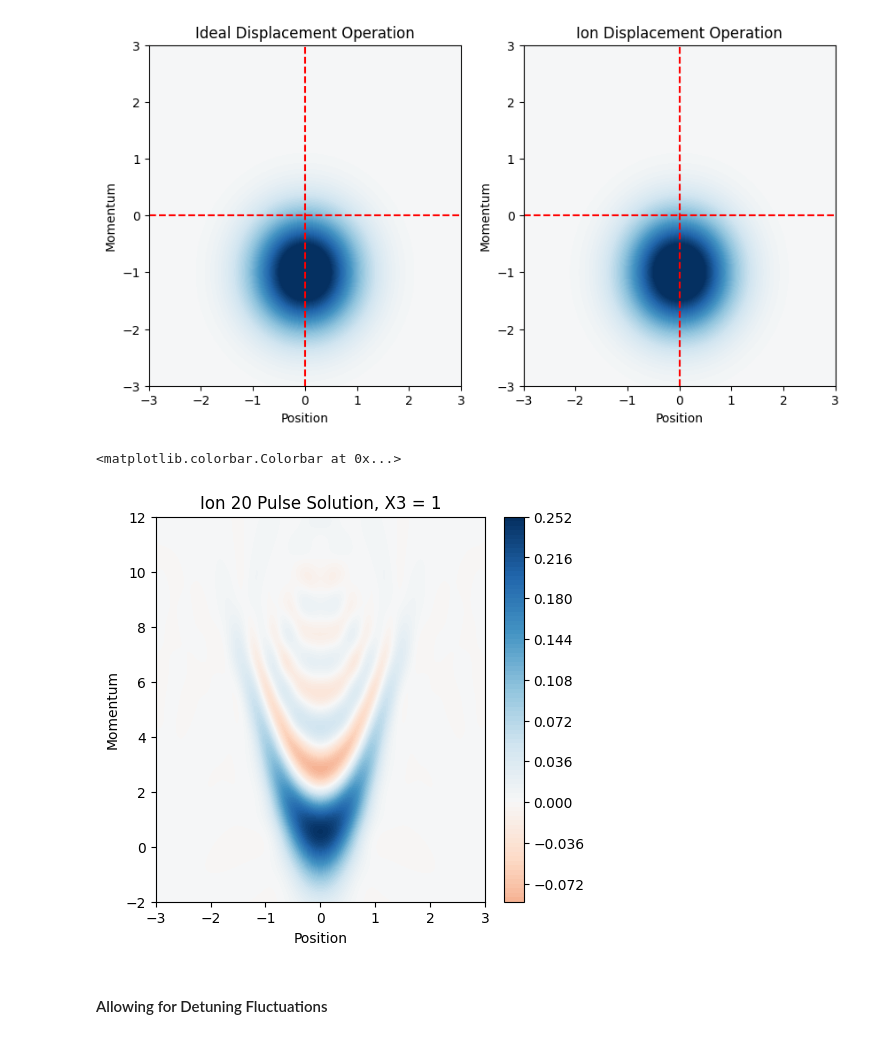
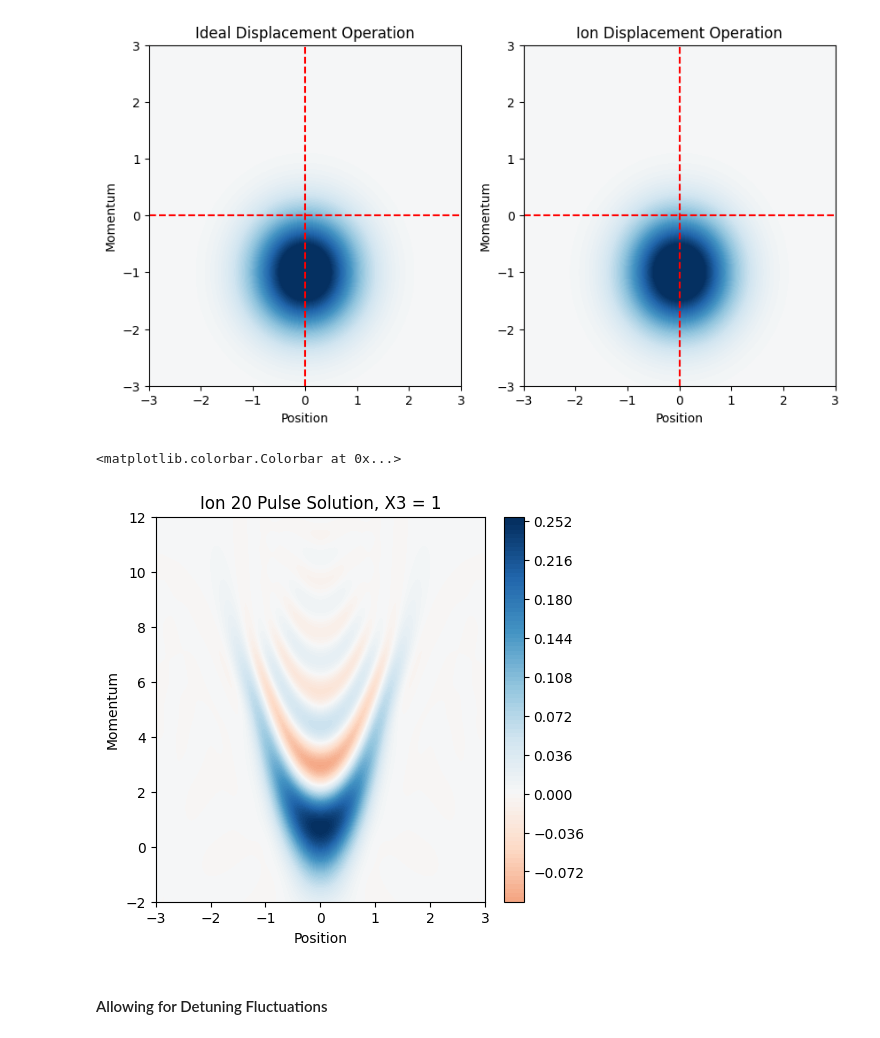
Before and after one commit to muyoungRand/sims, a Jupyter notebook: cubic_phase_gate_nicer.ipynb, the cells around one changed output. Saved outputs shown, nothing was run; the diff lists cells and outputs as text; code cells hidden in the pictures.

```diff
--- a/cubic_phase_gate_nicer.ipynb
+++ b/cubic_phase_gate_nicer.ipynb
@@ -231,9 +118,6 @@ fig.colorbar(im, ax=ax, fraction=.1)
 # %% [markdown]
 ### Lamb-Dicke Regime Trapped Ion Hamiltonian
 # %%
-detuning = 0
-omega = 1/np.sqrt(2)
-
 # -------------------- Setup Operators -------------------- #
 rsb = a * sM.dag()
 def rsb_coeff(t, args):
@@ -251,26 +135,25 @@ bsbp = a * sM
 def bsbp_coeff(t, args):
     return args['omega'] * np.exp(-1j * args['bsb_phase']) * np.exp(1j * args['bsb_detuning'] * t)
 
-args = {"omega": omega, "rsb_detuning": detuning, "bsb_detuning": -detuning, "rsb_phase": 0, "bsb_phase": 0}
-
 ion_displace = [
     [rsb, rsb_coeff], [rsbp, rsbp_coeff], [bsb, bsb_coeff], [bsbp, bsbp_coeff]
 ]
+
+args = {"omega": 1/np.sqrt(2), "rsb_detuning": 0, "bsb_detuning": 0, "rsb_phase": 0, "bsb_phase": 0}
 
 # -------------------- Verify Above Hamiltonian is Correct -------------------- #
 # Change plot range on Wigner so that it's easier to see
 xxvec = np.linspace(-3, 3, 200)
 ppvec = np.linspace(-3, 3, 200)
 
-# Ideal Position Operator
-initial_state = tensor(basis(2,0), basis(nMax, 0))
-output = mesolve(H = x, rho0 = initial_state, tlist = [0.0, 1.0], options = options).states[-1]
-ideal = ptrace(output, 1)
-ideal_w = wigner(ideal, xxvec, ppvec)
+initial_state = tensor(basis(2,0) + basis(2, 1), basis(nMax, 0))
+
+# Ideal
+output = mesolve(H = tensor(sigmax(), position(nMax)), rho0 = initial_state, tlist = [0.0, 1.0], options = options).states[-1]
+ideal_push = ptrace(output, 1)
+ideal_push_w = wigner(ideal_push, xxvec, ppvec)
 
 # Trapped Ion Position Operator
-initial_state = tensor(basis(2,0) + basis(2,1), basis(nMax, 0))
-
 output = mesolve(H = ion_displace, rho0 = initial_state, tlist = [0.0, 1.0], args = args).states[-1]
 motion = ptrace(output, 1)
 w = wigner(motion, xxvec, ppvec)
@@ -282,7 +165,7 @@ for i in range(len(ax)):
     ax[i].vlines(0, ymin = -3, ymax = 3, colors = 'r', linestyles = 'dashed')
     ax[i].hlines(0, xmin = -3, xmax = 3, colors = 'r', linestyles = 'dashed')
 
-im = ax[0].contourf(xxvec, ppvec, ideal_w, 100, norm=mpl.colors.Normalize(-.25,.25), cmap=plt.get_cmap('RdBu'))
+im = ax[0].contourf(xxvec, ppvec, ideal_push_w, 100, norm=mpl.colors.Normalize(-.25,.25), cmap=plt.get_cmap('RdBu'))
 ax[0].set_title("Ideal Displacement Operation")
 ax[0].set_xlabel("Position")
 ax[0].set_ylabel("Momentum")
@@ -304,55 +187,53 @@ def pulse_ion(initial_state, angle, pulse_time, detuning, init = False):
     """
     H1 = angle * sY
     H2 = ion_displace
+
     args["bsb_detuning"] = -detuning
     args["rsb_detuning"] = detuning
+    args['omega'] = pulse_time /np.sqrt(2)
 
     if init == True: # Initial (phi_0) carrier rotation
-        output = mesolve(H = H1, rho0 = initial_state, tlist = [0.0, 1.0], args = args, options = options)
-        rho1 = output.states[-1]
+        output = mesolve(H = H1, rho0 = initial_state, tlist = [0.0, 1.0], args = args, options = options).states[-1]
 
-        return rho1
+        return output
 
     else: # All other terms -> The terms in brackets in equation above
-        output = mesolve(H = H1, rho0 = initial_state, tlist = [0.0, 1.0], args = args, options = options)
-        rho1 = output.states[-1]
+        output = mesolve(H = H2, rho0 = initial_state, tlist = [0.0, 1.0], args = args, options = options).states[-1]
 
-        output2 = mesolve(H = H2, rho0 = rho1, tlist = [0.0, pulse_time], args = args, options = options)
-        rho2 = output2.states[-1]
+        output2 = mesolve(H = H1, rho0 = output, tlist = [0.0, 1.0], args = args, options = options).states[-1]
 
-        return rho2
+        return output2
 
-# Begin in +i state since conditional-PauliY displacement
 initial_state = tensor((basis(2,0) + basis(2,1)), basis(nMax, 0))
 
 for i in pulse_seq: # Iterative Evolution over rho
     if i == pulse_seq[0]: # Initial pulse
         rho  = pulse_ion(initial_state = initial_state,angle = i, pulse_time = pulse_time, detuning = 0, init = True)
 
     else:
         rho = pulse_ion(initial_state = rho, angle = i, pulse_time = pulse_time, detuning = 0, init = False)
 
 rho_ion = mesolve(H = -7 * x, rho0 = rho, tlist = [0.0, 1.0], options = options).states[-1]
 motion_ion = ptrace(rho_ion, 1)
 
 wigner_ion = wigner(motion_ion, xvec, pvec)
 
 # -------------------- Plot Results -------------------- #
 fig, ax = plt.subplots(1, 1, figsize=(5, 5))
 
 # Lines to show center of Wigner Function (just for convenience)
 #ax.vlines(0, ymin = -3, ymax = 3, colors = 'r', linestyles = 'dashed')
 #ax.hlines(0, xmin = -3, xmax = 3, colors = 'r', linestyles = 'dashed')
 
 im = ax.contourf(xvec, pvec, wigner_ion, 100, norm=mpl.colors.Normalize(-.25,.25), cmap=plt.get_cmap('RdBu'))
 ax.set_title("Ion 20 Pulse Solution, X3 = 1")
 ax.set_xlabel("Position")
 ax.set_ylabel("Momentum")
 
 fig.colorbar(im, ax=ax, fraction=.1)
 # %% [output]
 <matplotlib.colorbar.Colorbar at 0x...>
-[figure, old version]
+[figure, new version]
 # %% [markdown]
 #### Allowing for Detuning Fluctuations
 # %%
```
Also changed, not shown: parts of 15 cells of this notebook.
